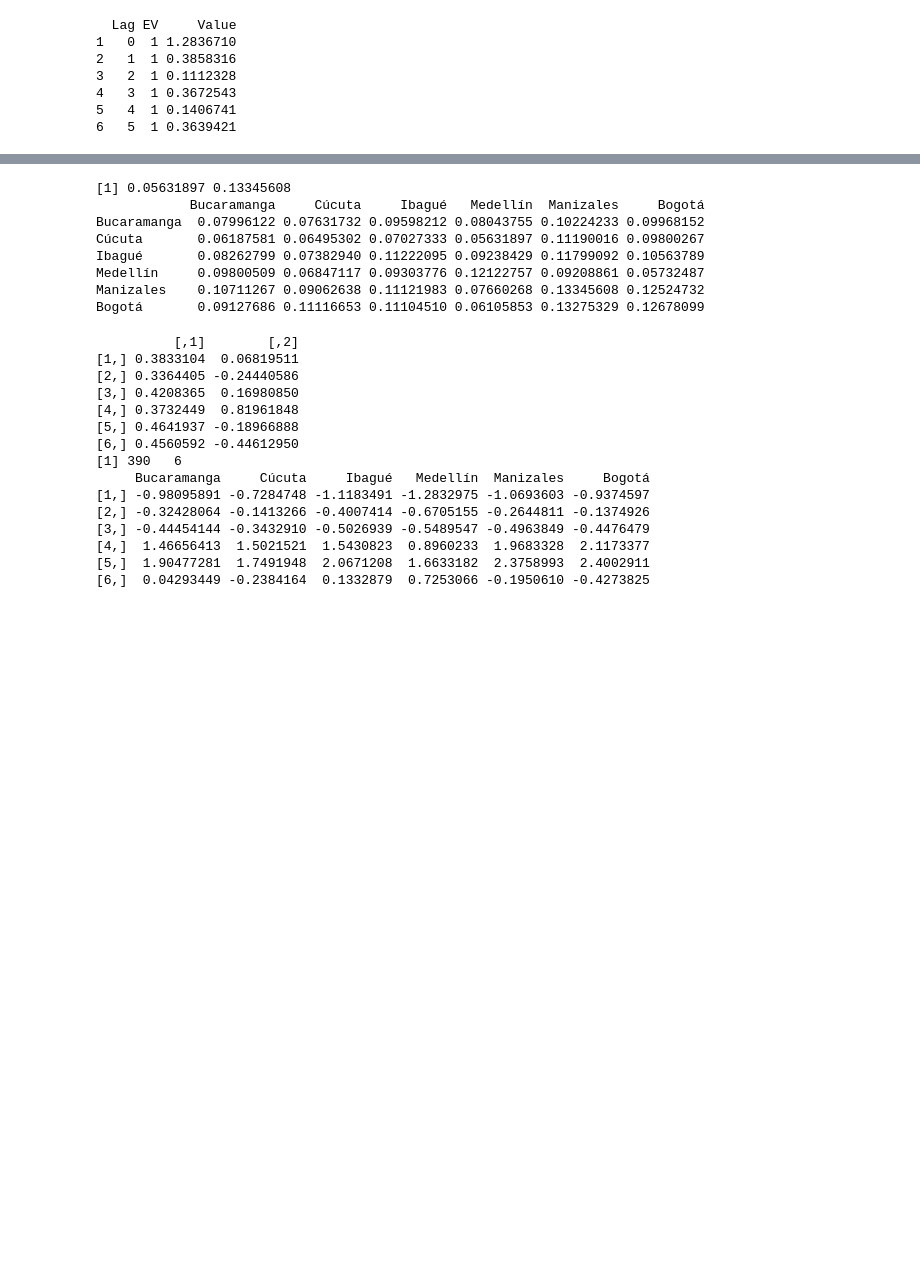
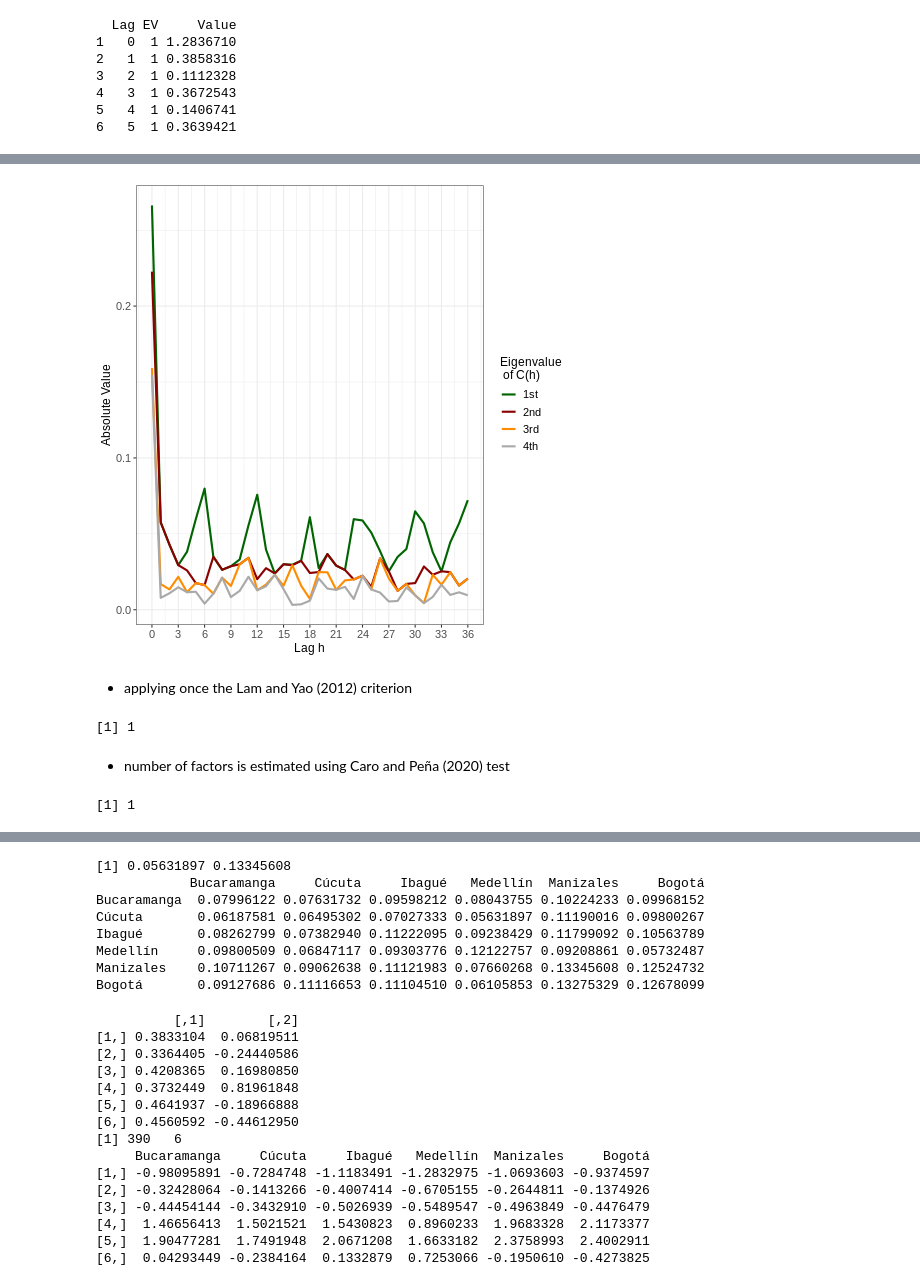
Before and after one commit to jofmorenore/TS_Climatic, a Jupyter notebook: R/SeasonalDFM_PrecipitationAirports6C.ipynb, the cells around one changed output, grey strips where cells are left out. Cells and saved outputs as stored; diff of their text form; code cells hidden in the pictures; blank space fills up the shorter version.

```diff
--- a/R/SeasonalDFM_PrecipitationAirports6C.ipynb
+++ b/R/SeasonalDFM_PrecipitationAirports6C.ipynb
@@ -211,0 +406,32 @@ ggplot(EVData, aes(x = Lag, y = Value, colour = EV)) +
+# %%
+%%R
+ggplot(filter(EVData, EV > 1), aes(x = Lag, y = Value, colour = EV)) +
+  geom_line(linewidth = 1) +
+  scale_x_continuous(breaks = seq(0, 36, by = 3)) +
+  scale_color_manual(values = c("darkgreen", "darkred",
+                                "darkorange", "darkgrey"),
+                     labels = c("1st", "2nd", "3rd", "4th", "5th")) +
+  labs(y = "Absolute Value", x = "Lag h", colour = "Eigenvalue \n of C(h)") +
+  theme_bw() +
+  theme(axis.title = element_text(size = 12),
+        legend.title = element_text(size = 12),
+        axis.text = element_text(size = 11),
+        legend.text = element_text(size = 11))
+# %% [output]
+[figure, added]
+# %% [markdown]
++ applying once the Lam and Yao (2012) criterion
+# %%
+%%R
+rmax <- 12 #round(ncol(X)/2,digits = 0)
+k0 = 3 # default lagk = 0 Maximum number of lags considered in the combined matrix.
+LamYaotest(X, k0, rmax)$r1
+# %% [output]
+[1] 1
+# %% [markdown]
++ number of factors is estimated using  Caro and Peña (2020) test
+# %%
+%%R
+CaroPenatest(X, k0, rmax)$r1
+# %% [output]
+[1] 1
```
Also changed, not shown: parts of 19 cells of this notebook.
